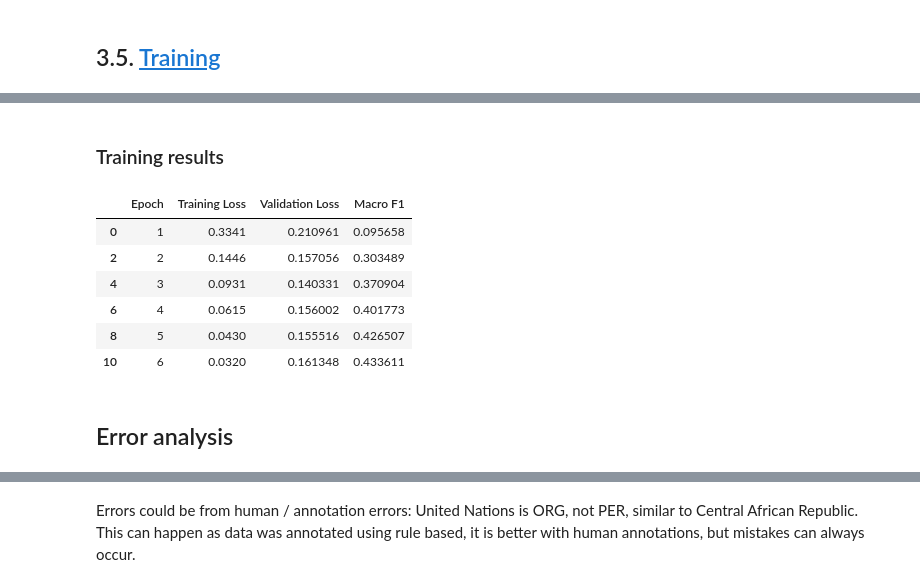
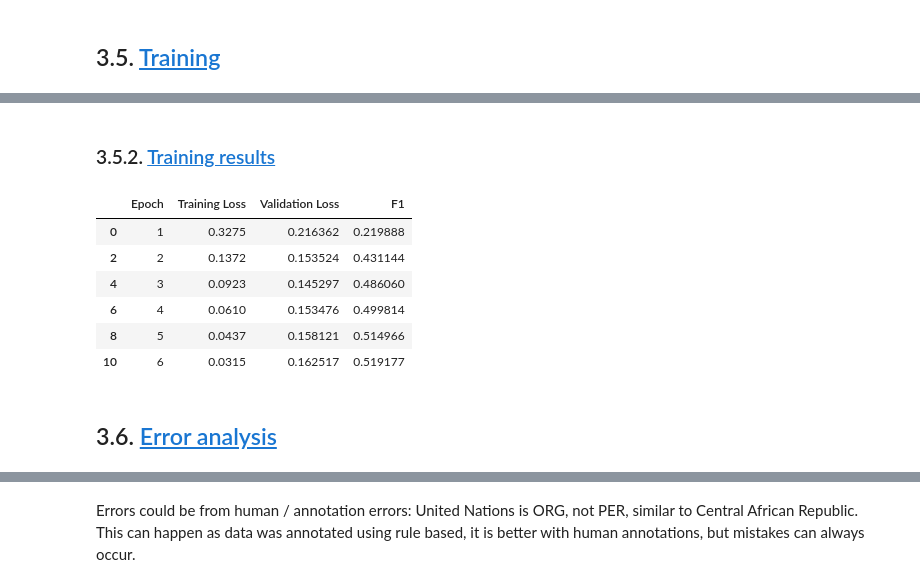
Before and after one commit to tnatvu/SentiLens, a Jupyter notebook: pytorch.ipynb, the cells around one changed output, grey strips where cells are left out. Drawn from its saved outputs; the diff is of its cells as text; code cells hidden in the pictures.

Commit message:
clean model

```diff
--- a/pytorch.ipynb
+++ b/pytorch.ipynb
@@ -325,7 +329,7 @@ df_train, df_val = train_test_split(df_train, test_size=0.3, random_state=42,)
 
 # Define dataset features
 features = Features({'tokens': Sequence(Value(dtype='string', id=None)),
-                    'tags_idx': Sequence(ClassLabel(names=list(tags)))
+                    'tags_idx': Sequence(ClassLabel(names=tags))
                     })
 
 tds = Dataset.from_pandas(df_train[['tokens','tags_idx']], features=features, preserve_index=False)
@@ -493,12 +501,21 @@ def align_predictions(predictions, label_ids):
         for seq_idx in range(seq_len):
             # Ignore label IDs = -100
             if label_ids[batch_idx, seq_idx] != -100:
-                example_labels.append(index2tag[label_ids[batch_idx][seq_idx]])
-                example_preds.append(index2tag[preds[batch_idx][seq_idx]])
+                index2tag = xlmr_config.id2label
+                # example_labels.append(index2tag[label_ids[batch_idx][seq_idx]])
+                # example_preds.append(index2tag[preds[batch_idx][seq_idx]])
+                labels_list.append(index2tag[label_ids[batch_idx][seq_idx]])
+                preds_list.append(index2tag[preds[batch_idx][seq_idx]])
 
-        labels_list.append(example_labels)
-        preds_list.append(example_preds)
+        # labels_list.append(example_labels)
+        # preds_list.append(example_preds)
 
     return preds_list, labels_list
+# %%
+# Define performance metrics
+def compute_metrics(eval_pred):
+    y_pred, y_true = align_predictions(eval_pred.predictions,
+                                       eval_pred.label_ids)
+    return {"f1": f1_score(y_true, y_pred, average='macro')}
 # %% [markdown]
 ## 3.5. <a id='toc3_5_'></a>[Training](#toc0_)
@@ -512,17 +529,11 @@ logging_steps = len(ds["train"]) // batch_size
 model_name = f"{xlmr_model_name}-absa"
 
 training_args = TrainingArguments(
-    output_dir=model_name, log_level="error", num_train_epochs=num_epochs,
+    output_dir="model/" + model_name, log_level="error", num_train_epochs=num_epochs,
     per_device_train_batch_size=batch_size,
     per_device_eval_batch_size=batch_size, evaluation_strategy="epoch",
     save_steps=1e6, weight_decay=0.01, disable_tqdm=False,
     logging_steps=logging_steps, push_to_hub=False)
-
-# Define performance metrics
-def compute_metrics(eval_pred):
-    y_pred, y_true = align_predictions(eval_pred.predictions,
-                                       eval_pred.label_ids)
-    return {"f1_macro": f1_score(y_true, y_pred, average='macro')}
 
 # Define data collator for data batching
 data_collator = DataCollatorForTokenClassification(xlmr_tokenizer)
@@ -558,23 +569,23 @@ TrainOutput(global_step=534, training_loss=0.11712339908331075, metrics={'train_
-# %% [markdown]
-### Training results
+# %% [markdown]
+### 3.5.2. <a id='toc3_5_2_'></a>[Training results](#toc0_)
 # %%
 # https://huggingface.co/tnatvu/xlm-roberta-base-finetuned-panx-de/commit/392fb1439a34c700ee40c2b53da7b342f86aea5e
 # CommitInfo(commit_url='https://huggingface.co/tnatvu/xlm-roberta-base-absa/commit/287181a14c225d7508e274c215c266865d0fe071', commit_message='Training completed!', commit_description='', oid='287181a14c225d7508e274c215c266865d0fe071', pr_url=None, pr_revision=None, pr_num=None)
 
-df = pd.DataFrame(trainer.state.log_history)[['epoch','loss' ,'eval_loss','eval_f1_macro']]
-df = df.rename(columns={"epoch":"Epoch","loss": "Training Loss", "eval_loss": "Validation Loss", 'eval_f1_macro':'Macro F1'})
+df = pd.DataFrame(trainer.state.log_history)[['epoch','loss' ,'eval_loss','eval_f1']]
+df = df.rename(columns={"epoch":"Epoch","loss": "Training Loss", "eval_loss": "Validation Loss", 'eval_f1':'F1'})
 df['Epoch'] = df["Epoch"].apply(lambda x: round(x))
 df['Training Loss'] = df["Training Loss"].ffill()
-df[['Validation Loss', 'Macro F1']] = df[['Validation Loss', 'Macro F1']].bfill().ffill()
+df[['Validation Loss', 'F1']] = df[['Validation Loss', 'F1']].bfill().ffill()
 df.drop_duplicates()
 # %% [output]
-|  | Epoch | Training Loss | Validation Loss | Macro F1 |
-| 0 | 1 | 0.3341 | 0.210961 | 0.095658 |
-| 2 | 2 | 0.1446 | 0.157056 | 0.303489 |
-| 4 | 3 | 0.0931 | 0.140331 | 0.370904 |
-| 6 | 4 | 0.0615 | 0.156002 | 0.401773 |
-| 8 | 5 | 0.0430 | 0.155516 | 0.426507 |
-| 10 | 6 | 0.0320 | 0.161348 | 0.433611 |
+|  | Epoch | Training Loss | Validation Loss | F1 |
+| 0 | 1 | 0.3275 | 0.216362 | 0.219888 |
+| 2 | 2 | 0.1372 | 0.153524 | 0.431144 |
+| 4 | 3 | 0.0923 | 0.145297 | 0.486060 |
+| 6 | 4 | 0.0610 | 0.153476 | 0.499814 |
+| 8 | 5 | 0.0437 | 0.158121 | 0.514966 |
+| 10 | 6 | 0.0315 | 0.162517 | 0.519177 |
 # %%
 # pip install torch==2.3.0.dev20240121 # this does not work
 
@@ -588,7 +599,7 @@ df.drop_duplicates()
 # else:
 #     print ("MPS device not found.")
 # %% [markdown]
-## Error analysis
+## 3.6. <a id='toc3_6_'></a>[Error analysis](#toc0_)
 # %%
 def forward_pass_with_label(batch):
     # Convert dict of lists to list of dicts suitable for data collator
```
Also changed, not shown: parts of 42 cells of this notebook.
